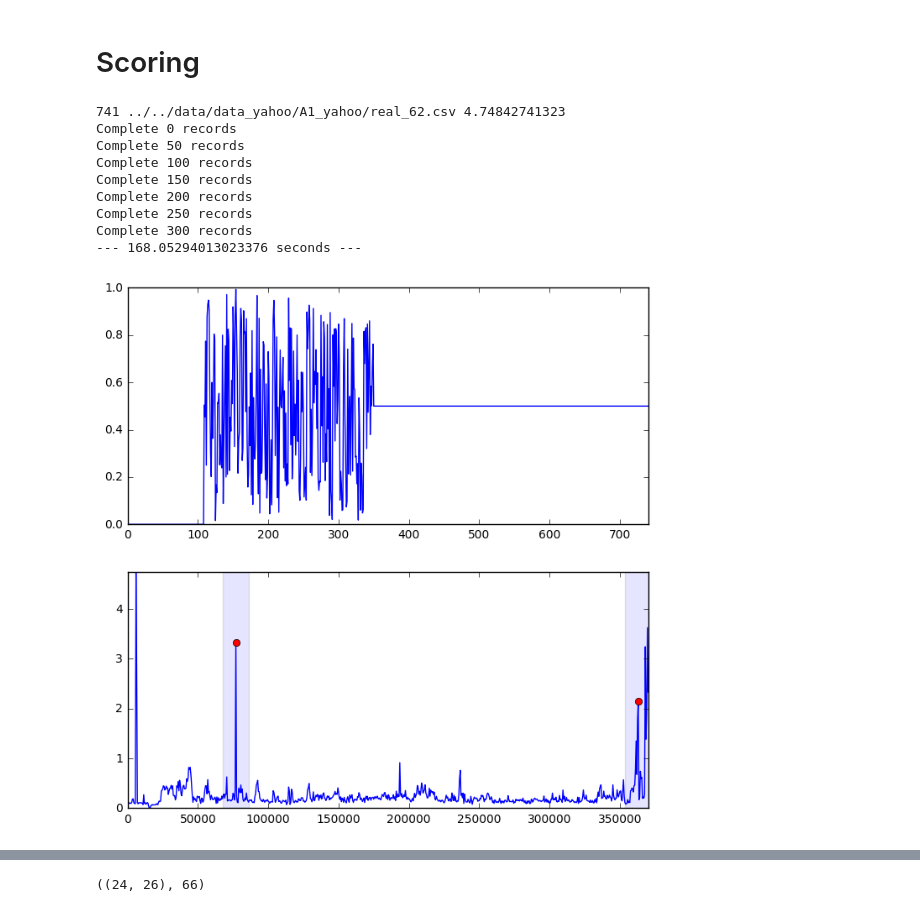
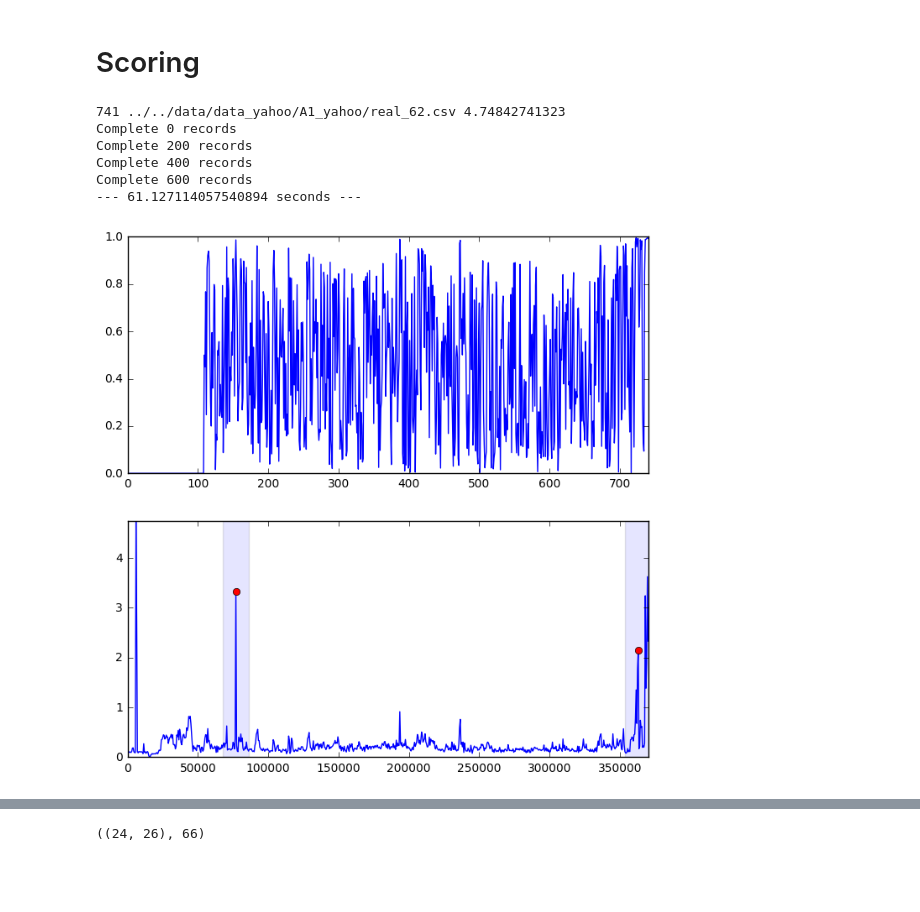
Before and after one commit to ishvlad/Conformal-Anomaly-Detection, a Jupyter notebook: experiments/ipython_notebooks/main_book.ipynb, the cells around one changed output, grey strips where cells are left out. Cells and saved outputs as stored; diff of their text form; code cells hidden in the pictures; blank space fills up the shorter version.

```diff
--- a/experiments/ipython_notebooks/main_book.ipynb
+++ b/experiments/ipython_notebooks/main_book.ipynb
@@ -144,17 +144,24 @@ class KnncadDetector:
 
     def get_NN_dist(self, item, array=None):
         if array is None:
-            array = self.training[:-1]
+            array = np.array(self.training[:-1])
+        elif type(array) is not np.array:
+            array = np.array(array)
 
-        dists = []
-        for x in array:
-            dist = self.metric(x, item)
-            if len(dists) < self.k:
-                dists.append(dist)
-            else:
-                i = np.argmax(dists)
-                if dists[i] > dist:
-                    dists[i] = dist
+        if self.k == 1 and self.dim == 1:
+            dists = np.abs(array - item)*np.sqrt(self.sigma_inv)
+            dists = np.min(dists)
+        else:
+            dists = []
+            for x in array:
+                dist = self.metric(x, item)
+                if len(dists) < self.k:
+                    dists.append(dist)
+                else:
+                    i = np.argmax(dists)
+                    if dists[i] > dist:
+                        dists[i] = dist
+
         return sum(dists) / (self.rang * self.k * self.dim**0.5)
 
     def update_sigma(self, new_item, inverse=False):
@@ -191,7 +198,7 @@ class KnncadDetector:
             train_scores[i] = self.ncm(x, np.delete(train, i))
 
         test_score = self.ncm(new_item, train)
-        return 1.*np.sum(train_scores < test_score)/(self.record_count-1)
+        return 1.*np.sum(train_scores < test_score)/self.record_count
 
 
     def handleRecord(self, inputData):
@@ -240,14 +247,12 @@ def game(path,i,pr=None):
         detector = KnncadDetector(pr, max(df['value']), min(df['value']), 1, 1)
 
     start_time = time.time()
-    for i,x in enumerate(df.values[:350]):
+    for i,x in enumerate(df.values):
 
         anomalyScore.append(detector.handleRecord({'value':x[1]}))
-        if i % 50 == 0:
+        if i % 200 == 0:
 #         if (i % 100 == 0 and i < pr) or (i % 10 and i > pr):
             print('Complete', i, 'records')
-    for i in enumerate(df.values[350:]):
-        anomalyScore.append([0.5])
     print("--- %s seconds ---" % (time.time() - start_time))
 #     return anomalyScore, detector
     fig = plt.figure(figsize=(8,8))
@@ -266,37 +271,34 @@ def game(path,i,pr=None):
     for wind in windows[name]:
         begin = to_int(wind[0].split('.')[0]) - to_int(csv['timestamp'][0])
         end = to_int(wind[1].split('.')[0])-to_int(csv['timestamp'][0])
         ax.add_patch(patches.Rectangle((begin, min(y)), end-begin, max(y)-min(y),alpha=0.1))
     # plot anomalies
     index = [list(csv['timestamp']).index(lab) for lab in labels[name]]
     ax.plot([x[j] for j in index], [y[j] for j in index], 'or')
 
     return anomalyScore, detector
 
 #  'artificialNoAnomaly', 600
 #  'artificialWithAnomaly', 600
 #  'realAdExchange', 240
 #  'realAWSCloudwatch', 600,
 #  'realKnownCause', iio, hold = 200, ec2=600, other=750
 #  'realTraffic', 300, 7578 = 170
 #  'realTweets', 750
 
 #  'A1_yahoo'
 #  'A2_yahoo'
 #  'A3_yahoo'
 #  'A4_yahoo'
 
 
 path = "A1_yahoo/"
 res = game(path,58)
 # %% [output]
 741 ../../data/data_yahoo/A1_yahoo/real_62.csv 4.74842741323
 Complete 0 records
-Complete 50 records
-Complete 100 records
-Complete 150 records
 Complete 200 records
-Complete 250 records
-Complete 300 records
---- 168.05294013023376 seconds ---
+Complete 400 records
+Complete 600 records
+--- 61.127114057540894 seconds ---
-[figure, old version]
+[figure, new version]
```
Also changed, not shown: parts of 4 cells of this notebook, 2 other files.
